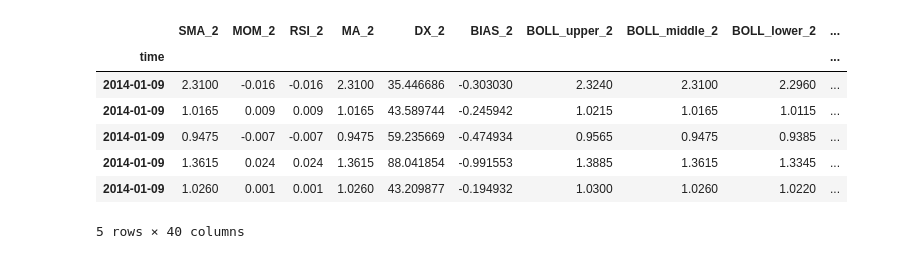
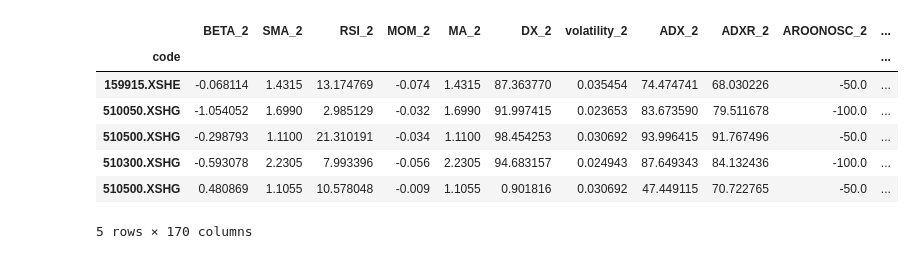
Before and after one commit to Hadryan/ML4T, a Jupyter notebook: ML.ipynb, the cells around one changed output. Cells and saved outputs as stored; diff of their text form; code cells hidden in the pictures.

Commit message:
feat: feature backtest first version

```diff
--- a/ML.ipynb
+++ b/ML.ipynb
@@ -2,7 +2,8 @@
 import pandas as pd
 
 df = pd.read_csv('./data/train_df.csv', index_col=0)
+train_data = df.loc[(df.time < '2018-01-01')]
+backtest_data = df.loc[(df.time >= '2018-02-01')]
 
-train_data = df.loc[df.time < '2018-01-01']
-backtest_data = df.loc['2019-01-02':]
-stocks = df.code.drop_duplicates()
+etf_list = train_data.code.drop_duplicates().sort_values().values
+df.head(10)
@@ -9,57 +22,76 @@ stocks = df.code.drop_duplicates()
 # %%
 import talib
+from functools import reduce
+
+
+def get_target_level(target):
+    if target > 0:
+        return 1
+    return -1
+
+def cross_over(x, y, data):
+    data[f'RSI_{x} - RSI_{y}'] = data[f'RSI_{x}'] - data[f'RSI_{y}']
+    data[f'MA_{x} - MA_{y}'] = data[f'MA_{x}'] - data[f'MA_{y}']
+    data[f'SMA_{x} - SMA_{y}'] = data[f'SMA_{x}'] - data[f'SMA_{y}']
+    data[f'AROONOSC_{x} - AROONOSC_{y}'] = data[f'AROONOSC_{x}'] - data[f'AROONOSC_{y}']
+    return y
 
 
 def get_features(data):
     tech_data = pd.DataFrame(index=data.index);
-
-    for t in [2, 3, 4, 5]:
+    days = range(2, 13)
+    for t in days:
+        tech_data[f'BETA_{t}'] = talib.BETA(data.high, data.low, timeperiod=t)
         tech_data[f'SMA_{t}'] = talib.SMA(data.close,timeperiod=t)
+        tech_data[f'RSI_{t}'] = talib.RSI(data.close, timeperiod=t)
         tech_data[f'MOM_{t}'] = talib.MOM(data.close, timeperiod=t)
-        tech_data[f'RSI_{t}'] = talib.MOM(data.close, timeperiod=t)
         tech_data[f'MA_{t}'] = talib.MA(data.close, timeperiod=t)
         tech_data[f'DX_{t}'] = talib.DX(data.high, data.low, data.close, timeperiod=t)
-#         tech_data[f'volume_change_{t}'] = (data.volume - data.volume.shift(t))/data.volume.shift(t)
-#         tech_data[f'volatility_{t}'] = data.close.rolling(t).std()
-#         tech_data[f'ADX_{t}'] = talib.ADX(data.high, data.low, data.close, timeperiod=t)
-#         tech_data[f'ADXR_{t}'] = talib.ADXR(data.high, data.low, data.close, timeperiod=t)
-#         tech_data[f'AROONOSC_{t}'] = talib.AROONOSC(data.high, data.low, timeperiod=t)
-#         tech_data[f'ROC_{t}'] = talib.ROC(data.close, timeperiod=t)
+        tech_data[f'volatility_{t}'] = data.close.pct_change(periods=t).std()
+        tech_data[f'ADX_{t}'] = talib.ADX(data.high, data.low, data.close, timeperiod=t)
+        tech_data[f'ADXR_{t}'] = talib.ADXR(data.high, data.low, data.close, timeperiod=t)
+        tech_data[f'AROONOSC_{t}'] = talib.AROONOSC(data.high, data.low, timeperiod=t)
+        tech_data[f'ROC_{t}'] = talib.ROC(data.close, timeperiod=t)
         tech_data[f'BIAS_{t}'] = (data['close'] - data['close'].rolling(t, min_periods=1).mean())/ data['close'].rolling(t, min_periods=1).mean()*100
         tech_data[f'BOLL_upper_{t}'], tech_data[f'BOLL_middle_{t}'], tech_data[f'BOLL_lower_{t}'] = talib.BBANDS(
                 data.close,
                 timeperiod=t,
                 nbdevup=2,
                 nbdevdn=2,
                 matype=0)
 
     tech_data['SAR'] = talib.SAR(data.high, data.low)
     tech_data['AD'] = talib.AD(data.high, data.low, data.close, data.volume)
     tech_data['OBV'] = talib.OBV(data.close, data.volume)
+    tech_data['code'] = data.code
+    tech_data['target'] = data.close.pct_change().shift(-1).apply(get_target_level)
+    tech_data['time'] = data.time
 
-    tech_data['target'] = data.close.pct_change().shift(-1).apply(lambda x: 1 if x > 0 else -1).fillna(0)
-    tech_data['time'] = data.time
-    tech_data = tech_data.set_index('time')
+    # 计算金叉feature
+#     reduce(lambda x,y: cross_over(x, y, tech_data), days)
 
     features = list(set(tech_data.columns) - set(data.columns) - set(['target']))
     return tech_data.dropna(), features
 
 
+
 data_sets = pd.DataFrame()
-
-for i in stocks:
-    etf_data, features= get_features(train_data[train_data.code == i])
+features = []
+for i in etf_list:
+    etf_data, etf_features = get_features(train_data[train_data.code == i])
     data_sets = pd.concat([data_sets, etf_data])
+    features = etf_features
 
 data_sets = data_sets.dropna()
+data_sets = data_sets.set_index('code')
 data_sets = data_sets.sort_values('time')
 data_sets.head(5)
 # %% [output]
-|  | SMA_2 | MOM_2 | RSI_2 | MA_2 | DX_2 | BIAS_2 | BOLL_upper_2 | BOLL_middle_2 | BOLL_lower_2 | ... |
-| time |  |  |  |  |  |  |  |  |  | ... |
-| 2014-01-09 | 2.3100 | -0.016 | -0.016 | 2.3100 | 35.446686 | -0.303030 | 2.3240 | 2.3100 | 2.2960 | ... |
-| 2014-01-09 | 1.0165 | 0.009 | 0.009 | 1.0165 | 43.589744 | -0.245942 | 1.0215 | 1.0165 | 1.0115 | ... |
-| 2014-01-09 | 0.9475 | -0.007 | -0.007 | 0.9475 | 59.235669 | -0.474934 | 0.9565 | 0.9475 | 0.9385 | ... |
-| 2014-01-09 | 1.3615 | 0.024 | 0.024 | 1.3615 | 88.041854 | -0.991553 | 1.3885 | 1.3615 | 1.3345 | ... |
-| 2014-01-09 | 1.0260 | 0.001 | 0.001 | 1.0260 | 43.209877 | -0.194932 | 1.0300 | 1.0260 | 1.0220 | ... |
+|  | BETA_2 | SMA_2 | RSI_2 | MOM_2 | MA_2 | DX_2 | volatility_2 | ADX_2 | ADXR_2 | AROONOSC_2 | ... |
+| code |  |  |  |  |  |  |  |  |  |  | ... |
+| 159915.XSHE | -0.068114 | 1.4315 | 13.174769 | -0.074 | 1.4315 | 87.363770 | 0.035454 | 74.474741 | 68.030226 | -50.0 | ... |
+| 510050.XSHG | -1.054052 | 1.6990 | 2.985129 | -0.032 | 1.6990 | 91.997415 | 0.023653 | 83.673590 | 79.511678 | -100.0 | ... |
+| 510500.XSHG | -0.298793 | 1.1100 | 21.310191 | -0.034 | 1.1100 | 98.454253 | 0.030692 | 93.996415 | 91.767496 | -50.0 | ... |
+| 510300.XSHG | -0.593078 | 2.2305 | 7.993396 | -0.056 | 2.2305 | 94.683157 | 0.024943 | 87.649343 | 84.132436 | -100.0 | ... |
+| 510500.XSHG | 0.480869 | 1.1055 | 10.578048 | -0.009 | 1.1055 | 0.901816 | 0.030692 | 47.449115 | 70.722765 | -50.0 | ... |
-5 rows × 40 columns
+5 rows × 170 columns
```
Also changed, not shown: parts of 19 cells of this notebook, 2 other files.
